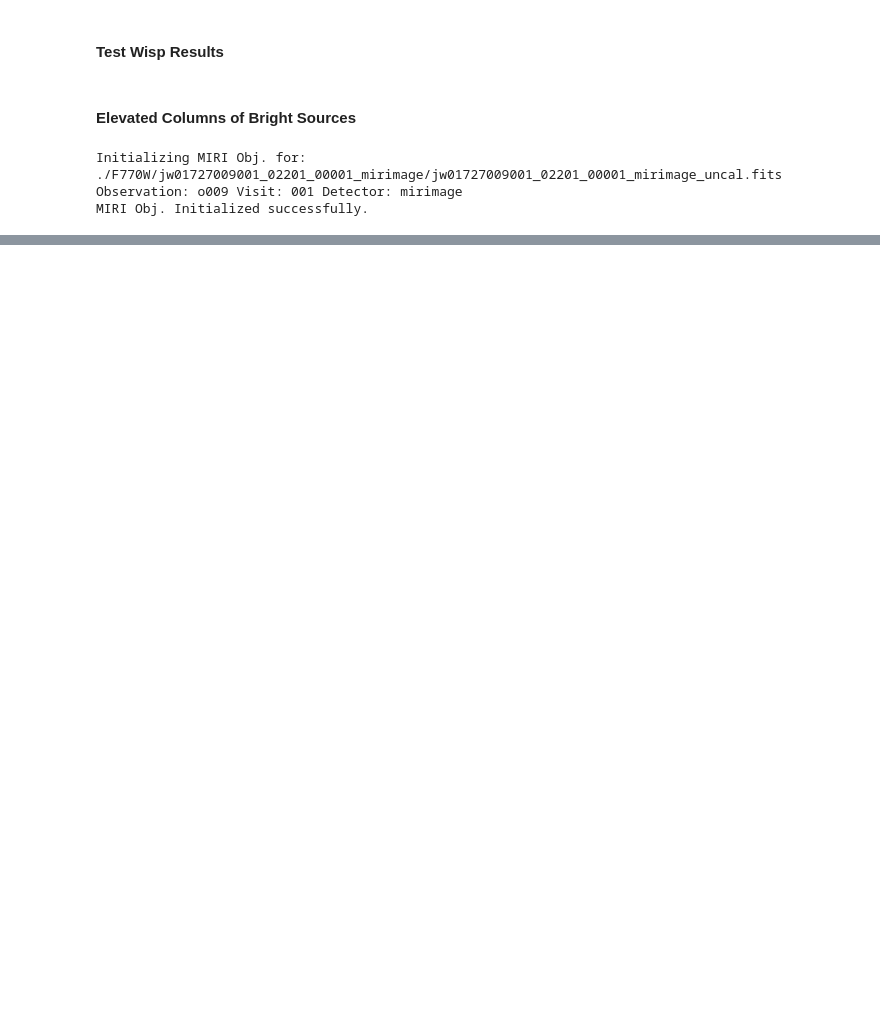
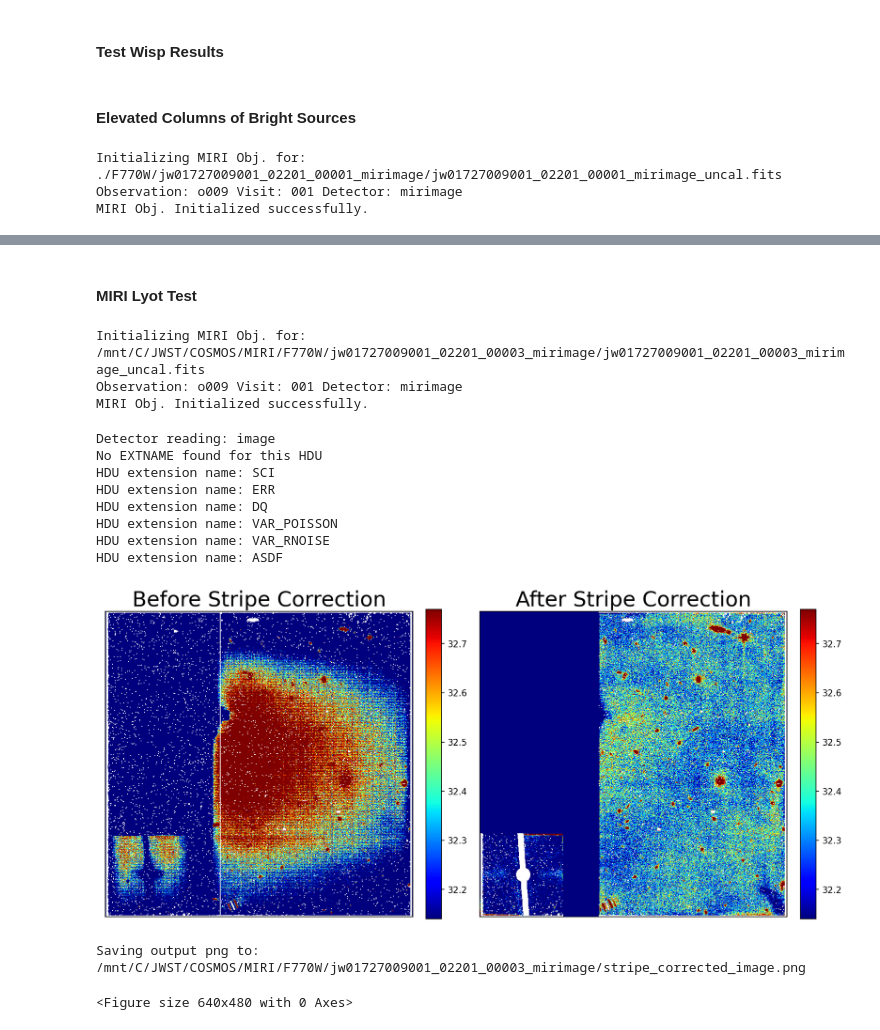
Before and after one commit to Cossas11204/COSMOS-Data-Reduction-for-MIRI, a Jupyter notebook: MIRI_test.ipynb, the cells around one changed output, grey strips where cells are left out. Saved outputs shown, nothing was run; the diff lists cells and outputs as text; code cells hidden in the pictures; blank space fills up the shorter version.

Commit message:
Update for lyot mask

```diff
--- a/MIRI_test.ipynb
+++ b/MIRI_test.ipynb
@@ -246,3 +269,52 @@ for fits_file in files_to_be_reduced:
     make_photutil_catalog(f"/mnt/C/JWST/COSMOS/MIRI/F770W/{folder_name}/{folder_name}_cor_wsp.fits")
 
     break
+# %% [markdown]
+#### MIRI Lyot Test
+# %%
+import warnings
+warnings.filterwarnings("ignore", module="photutils")
+warnings.filterwarnings("ignore", module="astropy")
+warnings.filterwarnings("ignore", module="numpy")
+warnings.filterwarnings("ignore", category=UserWarning, module="matplotlib.pyplot")
+
+from MIRI import MIRI_Image
+
+from utility import *
+
+from pink_noise import *
+
+from tqdm import trange
+
+import glob
+
+instrument = "MIRI"
+_filter = "F770W"
+detector = ""
+files_to_be_reduced = sorted(glob.glob(rf"/mnt/C/JWST/COSMOS/{instrument}/{_filter}/jw*/*{detector}*_uncal.fits"))
+
+fits_file = files_to_be_reduced[1]
+fits_file = fits_file.split('/')[-1]
+folder_name = remove_file_suffix(fits_file)
+main_path = os.path.join(f"/mnt/C/JWST/COSMOS/{instrument}/{_filter}/", folder_name, folder_name)
+
+a = MIRI_Image(_filter, filename=fits_file)
+# a.info()
+# %% [output]
+Initializing MIRI Obj. for: /mnt/C/JWST/COSMOS/MIRI/F770W/jw01727009001_02201_00003_mirimage/jw01727009001_02201_00003_mirimage_uncal.fits
+Observation: o009 Visit: 001 Detector: mirimage
+MIRI Obj. Initialized successfully.
+# %%
+a.remove_pink_noise()
+# %% [output]
+Detector reading: image
+No EXTNAME found for this HDU
+HDU extension name: SCI
+HDU extension name: ERR
+HDU extension name: DQ
+HDU extension name: VAR_POISSON
+HDU extension name: VAR_RNOISE
+HDU extension name: ASDF
+[figure, added]
+Saving output png to: /mnt/C/JWST/COSMOS/MIRI/F770W/jw01727009001_02201_00003_mirimage/stripe_corrected_image.png
+<Figure size 640x480 with 0 Axes>
```
Also changed, not shown: parts of 6 cells of this notebook, 8 other files.
